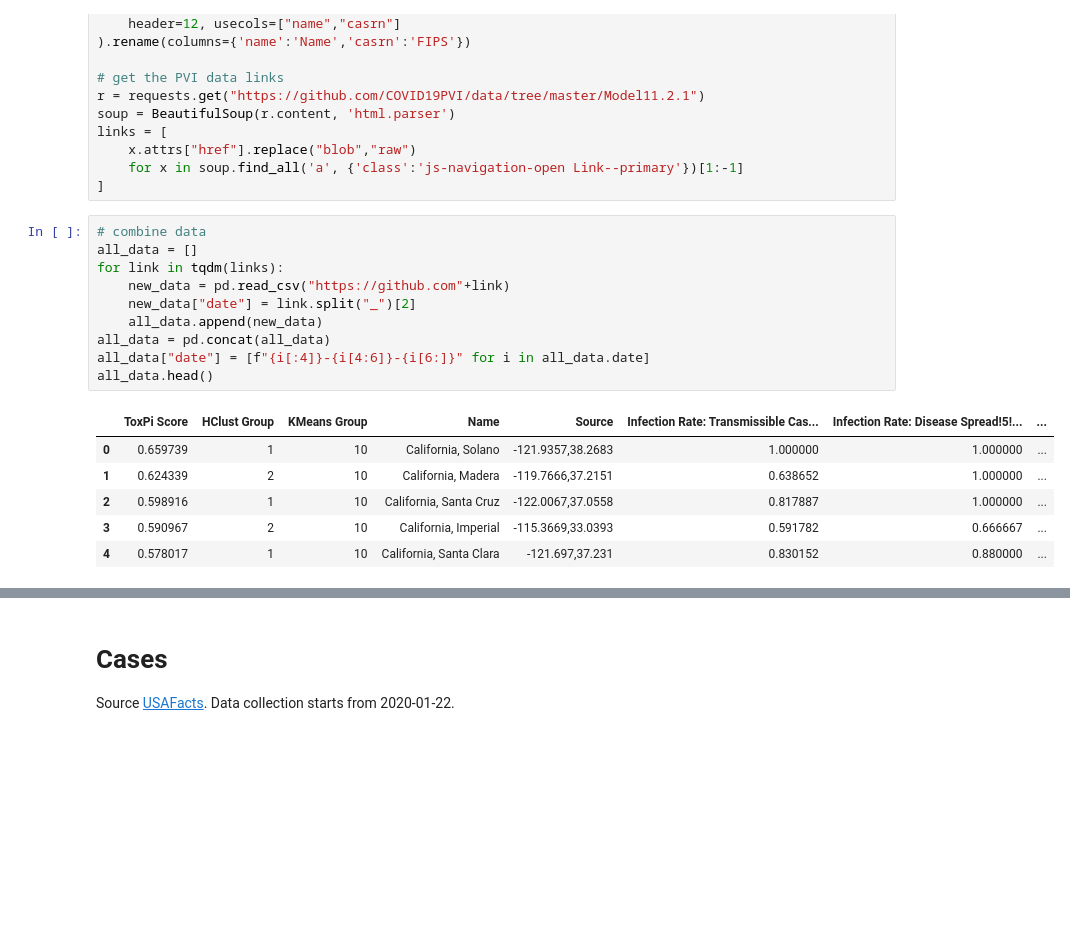
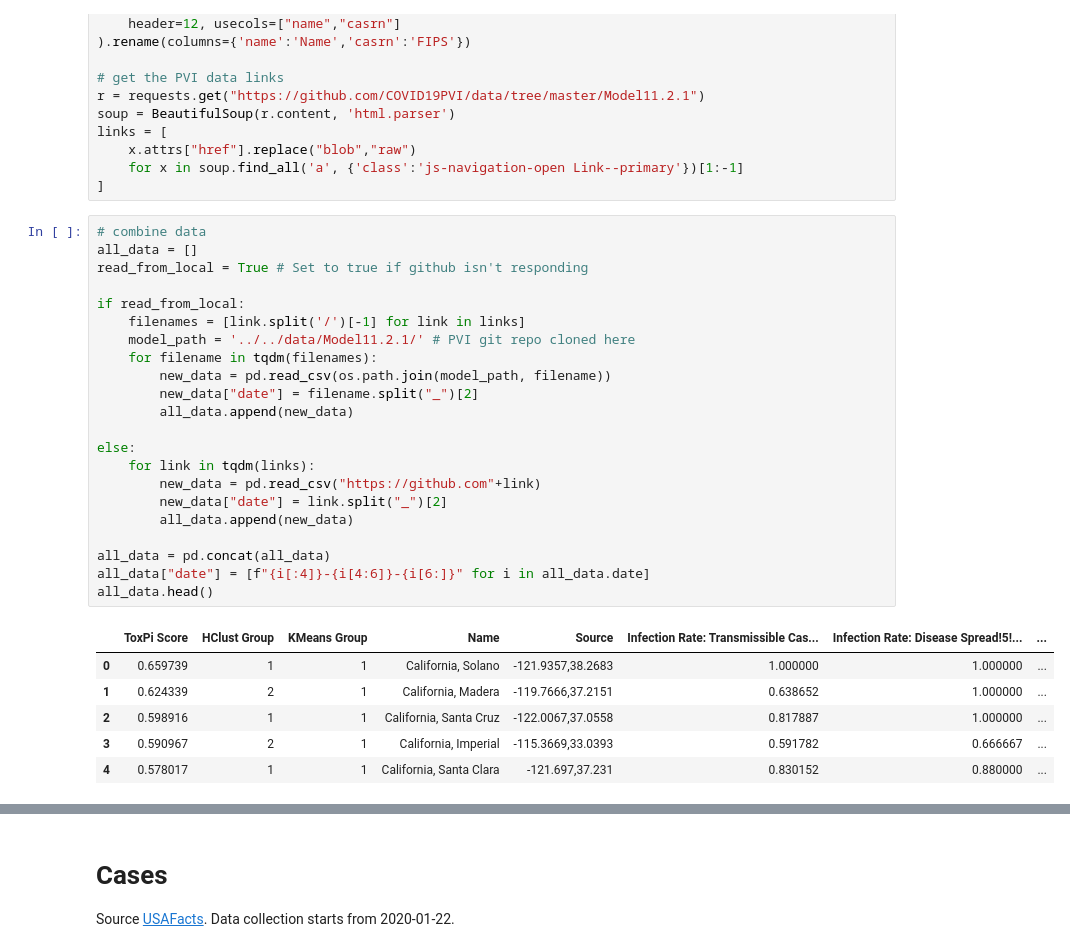
Before and after one commit to Data-ScienceHub/gpce-covid, a Jupyter notebook: dataset_raw/Update dataset.ipynb, the cells around one changed output, grey strips where cells are left out. Drawn from its saved outputs; the diff is of its cells as text; blank space fills up the shorter version.

Commit message:
update data from PVI and usafacts

```diff
--- a/dataset_raw/Update dataset.ipynb
+++ b/dataset_raw/Update dataset.ipynb
@@ -26,20 +26,32 @@ links = [
 # %%
 # combine data
 all_data = []
-for link in tqdm(links):
-    new_data = pd.read_csv("https://github.com"+link)
-    new_data["date"] = link.split("_")[2]
-    all_data.append(new_data)
+read_from_local = True # Set to true if github isn't responding
+
+if read_from_local:
+    filenames = [link.split('/')[-1] for link in links]
+    model_path = '../../data/Model11.2.1/' # PVI git repo cloned here
+    for filename in tqdm(filenames):
+        new_data = pd.read_csv(os.path.join(model_path, filename))
+        new_data["date"] = filename.split("_")[2]
+        all_data.append(new_data)
+
+else:
+    for link in tqdm(links):
+        new_data = pd.read_csv("https://github.com"+link)
+        new_data["date"] = link.split("_")[2]
+        all_data.append(new_data)
+
 all_data = pd.concat(all_data)
 all_data["date"] = [f"{i[:4]}-{i[4:6]}-{i[6:]}" for i in all_data.date]
 all_data.head()
 # %% [output]
 |  | ToxPi Score | HClust Group | KMeans Group | Name | Source | Infection Rate: Transmissible Cas... | Infection Rate: Disease Spread!5!... | ... |
-| 0 | 0.659739 | 1 | 10 | California, Solano | -121.9357,38.2683 | 1.000000 | 1.000000 | ... |
-| 1 | 0.624339 | 2 | 10 | California, Madera | -119.7666,37.2151 | 0.638652 | 1.000000 | ... |
-| 2 | 0.598916 | 1 | 10 | California, Santa Cruz | -122.0067,37.0558 | 0.817887 | 1.000000 | ... |
-| 3 | 0.590967 | 2 | 10 | California, Imperial | -115.3669,33.0393 | 0.591782 | 0.666667 | ... |
-| 4 | 0.578017 | 1 | 10 | California, Santa Clara | -121.697,37.231 | 0.830152 | 0.880000 | ... |
+| 0 | 0.659739 | 1 | 1 | California, Solano | -121.9357,38.2683 | 1.000000 | 1.000000 | ... |
+| 1 | 0.624339 | 2 | 1 | California, Madera | -119.7666,37.2151 | 0.638652 | 1.000000 | ... |
+| 2 | 0.598916 | 1 | 1 | California, Santa Cruz | -122.0067,37.0558 | 0.817887 | 1.000000 | ... |
+| 3 | 0.590967 | 2 | 1 | California, Imperial | -115.3669,33.0393 | 0.591782 | 0.666667 | ... |
+| 4 | 0.578017 | 1 | 1 | California, Santa Clara | -121.697,37.231 | 0.830152 | 0.880000 | ... |
 # %%
 drop_columns = ['Name', 'Source','date', 'ToxPi Score', 'HClust Group', 'KMeans Group', 'Hospital Beds']
 for column in all_data.columns:
```
Also changed, not shown: parts of 8 cells of this notebook, 10 other files.
